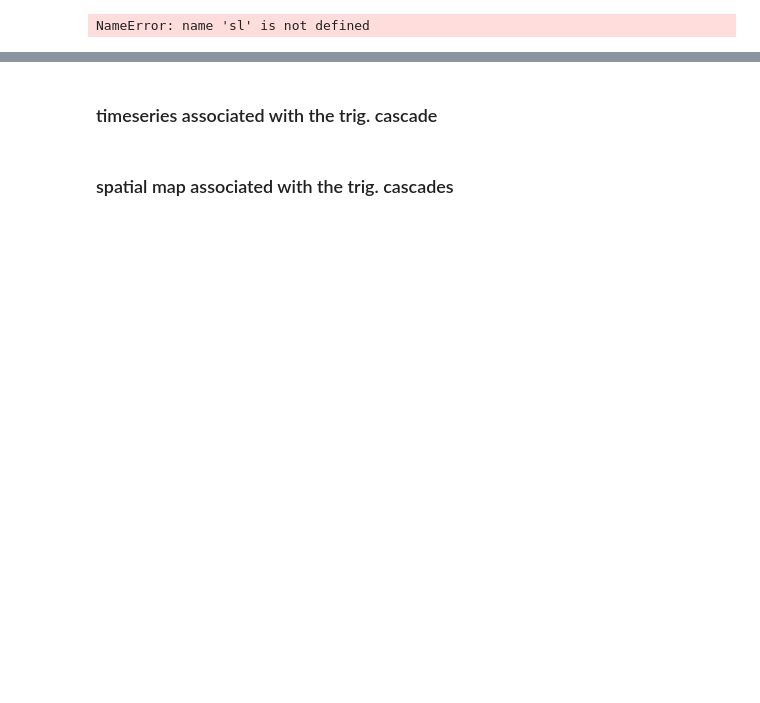
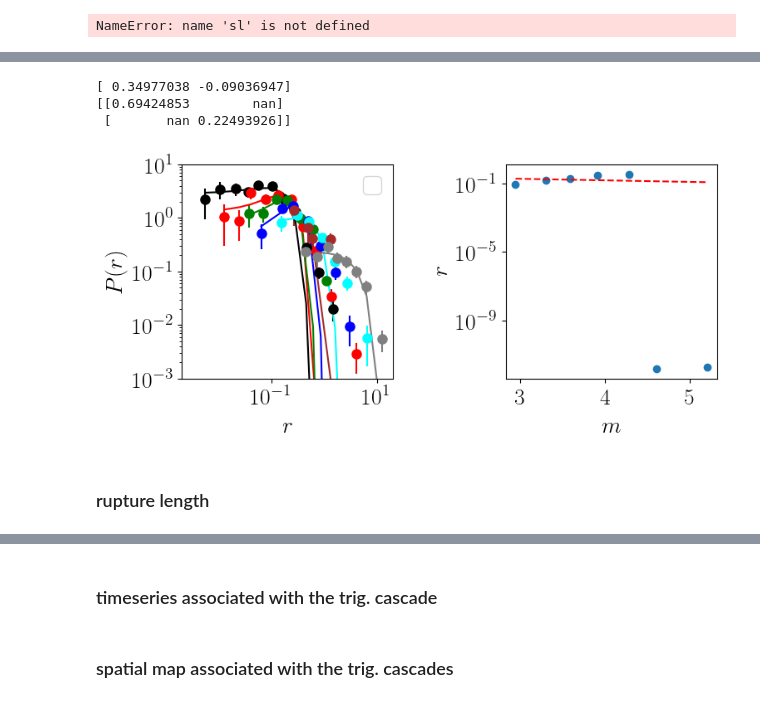
Before and after one commit to kkarimi62/Swarm, a Jupyter notebook: swarmOklahoma.ipynb, the cells around one changed output, grey strips where cells are left out. Drawn from its saved outputs; the diff is of its cells as text; code cells hidden in the pictures; blank space fills up the shorter version.

```diff
--- a/swarmOklahoma.ipynb
+++ b/swarmOklahoma.ipynb
@@ -3838,7 +3918,7 @@ r_peak={}
 mm_mean={}
 #colors = ['black','red','green','blue','cyan','brown']
 #assert len(colors) >= len(X)
-p0 = (10.0,0.01,0.1)
+p0 = (1.0,0.1,0.01)
 for key, col in zip(X,colors):
     try:
 #        print np.mean(X[key])
@@ -3848,35 +3928,43 @@ for key, col in zip(X,colors):
                      fmt='-o', markersize=8
                     )
         popt, pcov = curve_fit(func, X[key], rho_dict[key],
-                               sigma=Err[key],
-                               p0=p0) #, bounds=((0.0,0.0), (np.inf,10.0)))
+  #                             sigma=Err[key],
+                               p0=p0, bounds=((0.0,0.0,0.0), (np.inf,np.inf,np.inf)))
         mm_mean[key]=m_mean[key]
         p0 = popt[:]
-#        print p0
+#        print key, p0
         r_peak[key] = popt[1]
     #    if key == 5:
         ax.plot(X[key], func(X[key], *popt),'-',color=col)#,label='fit: r=%3.2f' % (popt[1]))
         ax.legend()
     except:
+#        print key
         continue
 try:
     ax=fig.add_subplot(122)
     ax.set_yscale('log')
     ax.set_xlabel('$m$')
     ax.set_ylabel('$r$')
     #ax.set_ylim(1,1e3)
     ax.plot(mm_mean.values(),r_peak.values(),'o')
     #
     #
     def func(x,c,alpha):
         return c*10**(alpha*x)
     #
     popt, pconv = curve_fit( func, mm_mean.values(),r_peak.values() )
     #
     ax.plot(mm_mean.values(),func( np.array(mm_mean.values()),*popt),'--r')
     print popt
     print pconv**0.5
 
     fig.tight_layout()
 except:
     pass
+# %% [output]
+[ 0.34977038 -0.09036947]
+[[0.69424853        nan]
+ [       nan 0.22493926]]
+[figure, added]
+# %% [markdown]
+### rupture length
```
Also changed, not shown: parts of 24 cells of this notebook, 58 other files.
